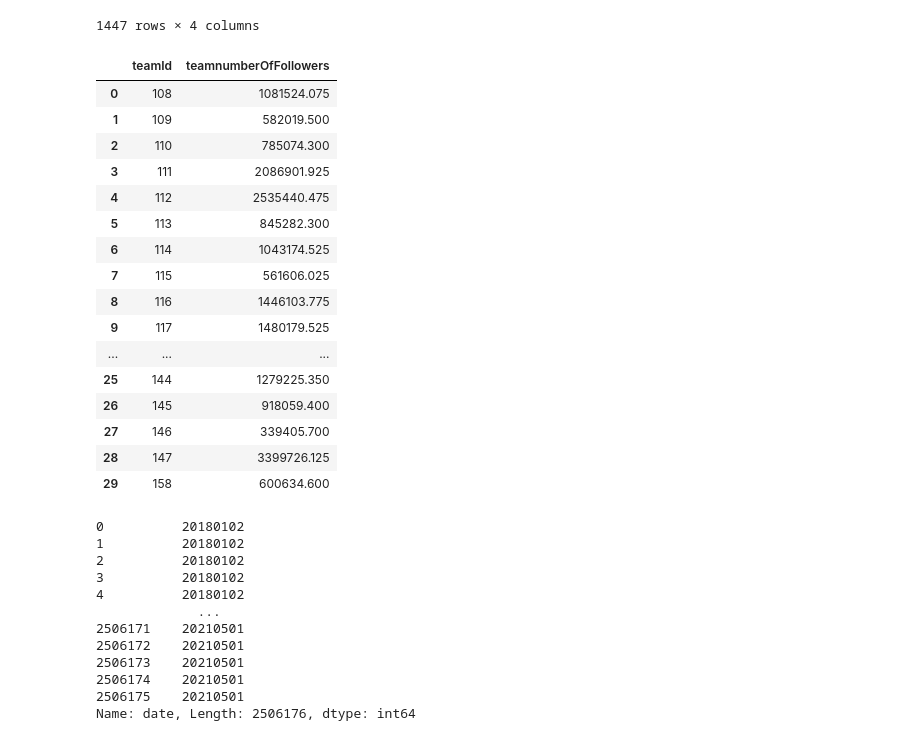
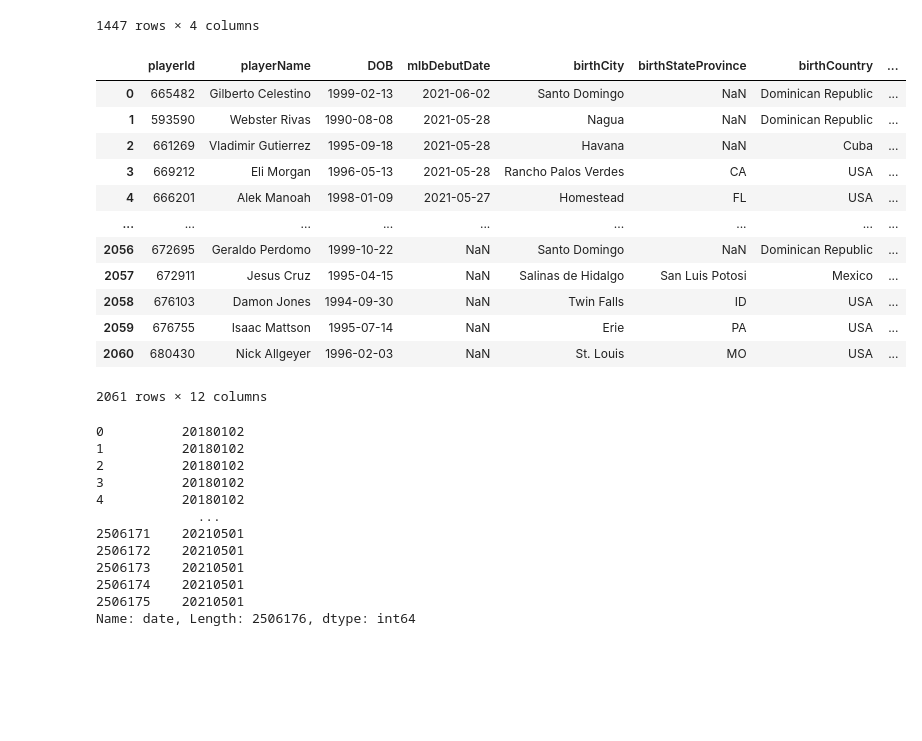
Before and after one commit to a-f-may/mlb, a Jupyter notebook: submit2.ipynb, the cells around one changed output. Cells and saved outputs as stored; diff of their text form; code cells hidden in the pictures; blank space fills up the shorter version.

```diff
--- a/submit2.ipynb
+++ b/submit2.ipynb
@@ -146,25 +166,22 @@ awards2 = awards2.reset_index()
 # %%
 teamtwitter["teamnumberOfFollowers"] = teamtwitter["numberOfFollowers"]
 teamtwi = teamtwitter.groupby("teamId").mean()["teamnumberOfFollowers"].reset_index()
-teamtwi
-# %% [output]
-|  | teamId | teamnumberOfFollowers |
-| 0 | 108 | 1081524.075 |
-| 1 | 109 | 582019.500 |
-| 2 | 110 | 785074.300 |
-| 3 | 111 | 2086901.925 |
-| 4 | 112 | 2535440.475 |
-| 5 | 113 | 845282.300 |
-| 6 | 114 | 1043174.525 |
-| 7 | 115 | 561606.025 |
-| 8 | 116 | 1446103.775 |
-| 9 | 117 | 1480179.525 |
-| ... | ... | ... |
-| 25 | 144 | 1279225.350 |
-| 26 | 145 | 918059.400 |
-| 27 | 146 | 339405.700 |
-| 28 | 147 | 3399726.125 |
-| 29 | 158 | 600634.600 |
+# %%
+players
+# %% [output]
+|  | playerId | playerName | DOB | mlbDebutDate | birthCity | birthStateProvince | birthCountry | ... |
+| 0 | 665482 | Gilberto Celestino | 1999-02-13 | 2021-06-02 | Santo Domingo | NaN | Dominican Republic | ... |
+| 1 | 593590 | Webster Rivas | 1990-08-08 | 2021-05-28 | Nagua | NaN | Dominican Republic | ... |
+| 2 | 661269 | Vladimir Gutierrez | 1995-09-18 | 2021-05-28 | Havana | NaN | Cuba | ... |
+| 3 | 669212 | Eli Morgan | 1996-05-13 | 2021-05-28 | Rancho Palos Verdes | CA | USA | ... |
+| 4 | 666201 | Alek Manoah | 1998-01-09 | 2021-05-27 | Homestead | FL | USA | ... |
+| ... | ... | ... | ... | ... | ... | ... | ... | ... |
+| 2056 | 672695 | Geraldo Perdomo | 1999-10-22 | NaN | Santo Domingo | NaN | Dominican Republic | ... |
+| 2057 | 672911 | Jesus Cruz | 1995-04-15 | NaN | Salinas de Hidalgo | San Luis Potosi | Mexico | ... |
+| 2058 | 676103 | Damon Jones | 1994-09-30 | NaN | Twin Falls | ID | USA | ... |
+| 2059 | 676755 | Isaac Mattson | 1995-07-14 | NaN | Erie | PA | USA | ... |
+| 2060 | 680430 | Nick Allgeyer | 1996-02-03 | NaN | St. Louis | MO | USA | ... |
+2061 rows × 12 columns
 # %%
 games = pd.read_pickle(TRAIN_DIR / 'games_train.pkl')
 #games.index[games["detailedGameState"] == "Postponed"].shape
```
Also changed, not shown: parts of 19 cells of this notebook.
